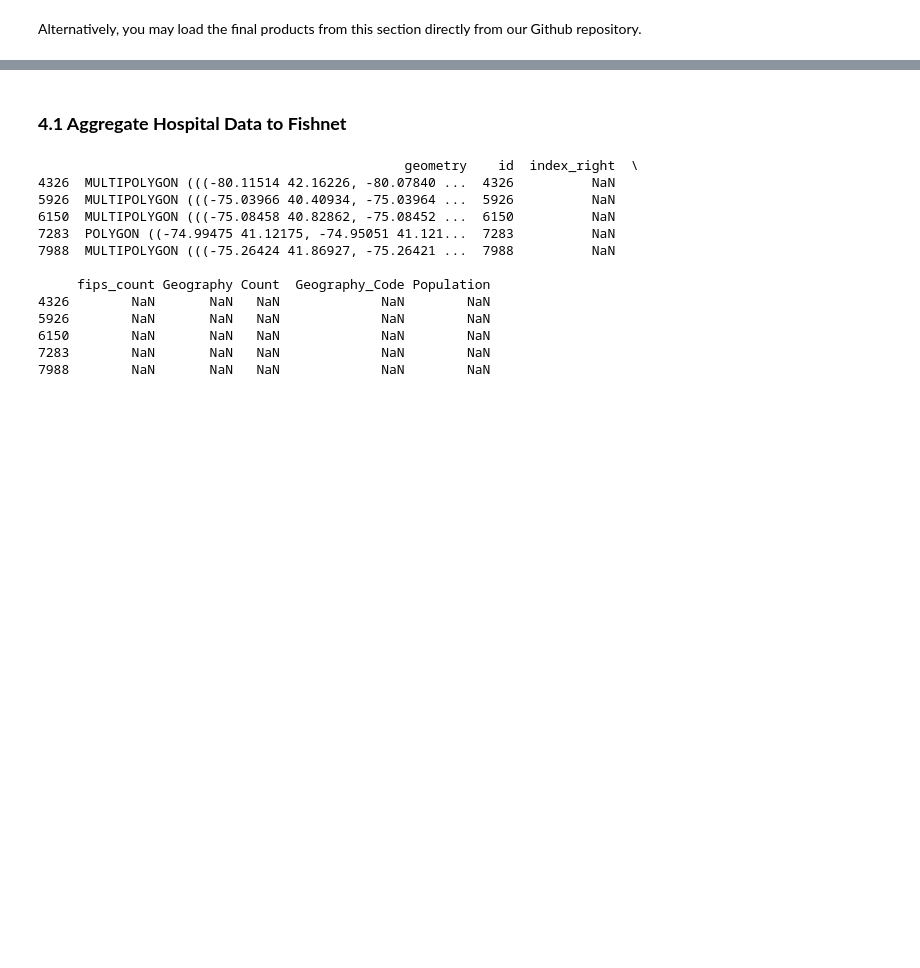
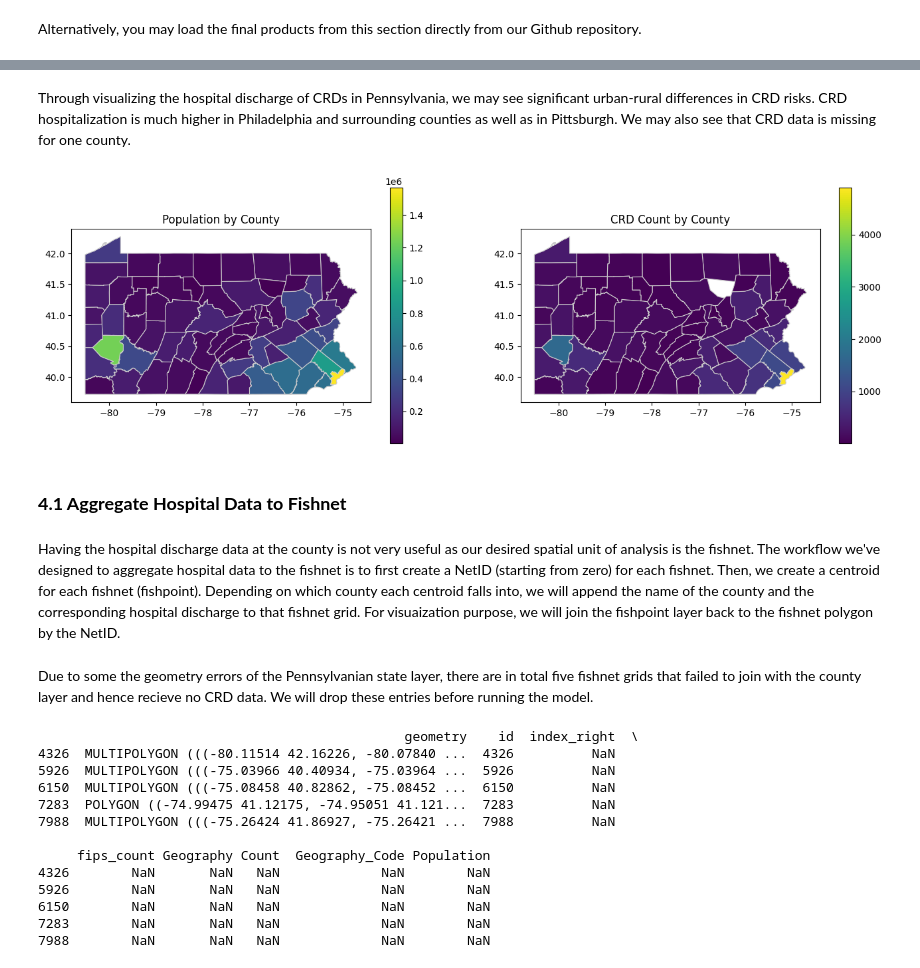
Before and after one commit to emilyzhou112/MUSA6500-Pennsylvania-CRD, a Jupyter notebook: code/PA-CRD-2024.ipynb, the cells around one changed output, grey strips where cells are left out. Saved outputs shown, nothing was run; the diff lists cells and outputs as text; code cells hidden in the pictures; blank space fills up the shorter version.

```diff
--- a/code/PA-CRD-2024.ipynb
+++ b/code/PA-CRD-2024.ipynb
@@ -815,4 +823,4 @@ Hospitalization Discharges due to Chronic lower respiratory diseases: Age-Adjust
 # %%
-hospital_raw = pd.read_csv('/content/drive/MyDrive/remote-sensing-final/HospitalizationDischarges.csv')
+hospital_raw = pd.read_csv('https://raw.githubusercontent.com/emilyzhou112/MUSA6500-Pennsylvania-CRD/main/data/raw/HospitalizationDischarges.csv')
 hospital_clean = hospital_raw[['Geography', 'Count', 'Geography_Code', 'Population']]
 hospital_clean['Geography'] = hospital_clean['Geography'].str.lower()  # Convert values to lowercase
@@ -825,5 +855,29 @@ county_discharge = pd.merge(pa_clean, hospital_clean, on='Geography', how='left'
+# %% [markdown]
+Through visualizing the hospital discharge of CRDs in Pennsylvania, we may see significant urban-rural differences in CRD risks. CRD hospitalization is much higher in Philadelphia and surrounding counties as well as in Pittsburgh. We may also see that CRD data is missing for one county.
+# %%
+fig, axs = plt.subplots(1, 2, figsize=(16,5))
+
+map = county_discharge.copy()
+
+map['Population'] = map['Population'].str.replace(',', '')
+map['Population'] = pd.to_numeric(map['Population'], errors='coerce')
+map['Count'] = map['Count'].str.replace(',', '')
+map['Count'] = pd.to_numeric(map['Count'], errors='coerce')
+
+
+map.plot(column='Population', cmap='viridis', linewidth=0.8, ax=axs[0], edgecolor='0.8', legend=True)
+axs[0].set_title('Population by County')
+
+map.plot(column='Count', cmap='viridis', linewidth=0.8, ax=axs[1], edgecolor='0.8', legend=True)
+axs[1].set_title('CRD Count by County')
+
+plt.show()
+# %% [output]
+[figure, added]
 # %% [markdown]
 ### **4.1 Aggregate Hospital Data to Fishnet**
+# %% [markdown]
+Having the hospital discharge data at the county is not very useful as our desired spatial unit of analysis is the fishnet. The workflow we've designed to aggregate hospital data to the fishnet is to first create a NetID (starting from zero) for each fishnet. Then, we create a centroid for each fishnet (fishpoint). Depending on which county each centroid falls into, we will append the name of the county and the corresponding hospital discharge to that fishnet grid. For visuaization purpose, we will join the fishpoint layer back to the fishnet polygon by the NetID.
 # %%
 id = len(pa_fishnet.index)
 pa_fishnet['id'] = range(0, id)
@@ -837,6 +891,8 @@ fishpoint_discharge = gpd.sjoin(fishpoint, county_discharge, how='left', op='int
 # bring points back to net
 fishpoint_discharge.drop(columns=['geometry'], inplace=True)
 fishnet_discharge = pd.merge(pa_fishnet, fishpoint_discharge, on='id', how='left')
+# %% [markdown]
+Due to some the geometry errors of the Pennsylvanian state layer, there are in total five fishnet grids that failed to join with the county layer and hence recieve no CRD data. We will drop these entries before running the model.
 # %%
 # Find the rows where the "Count" column is null
 null_rows = fishnet_discharge[fishnet_discharge['Count'].isnull()]
```
Also changed, not shown: parts of 34 cells of this notebook.
